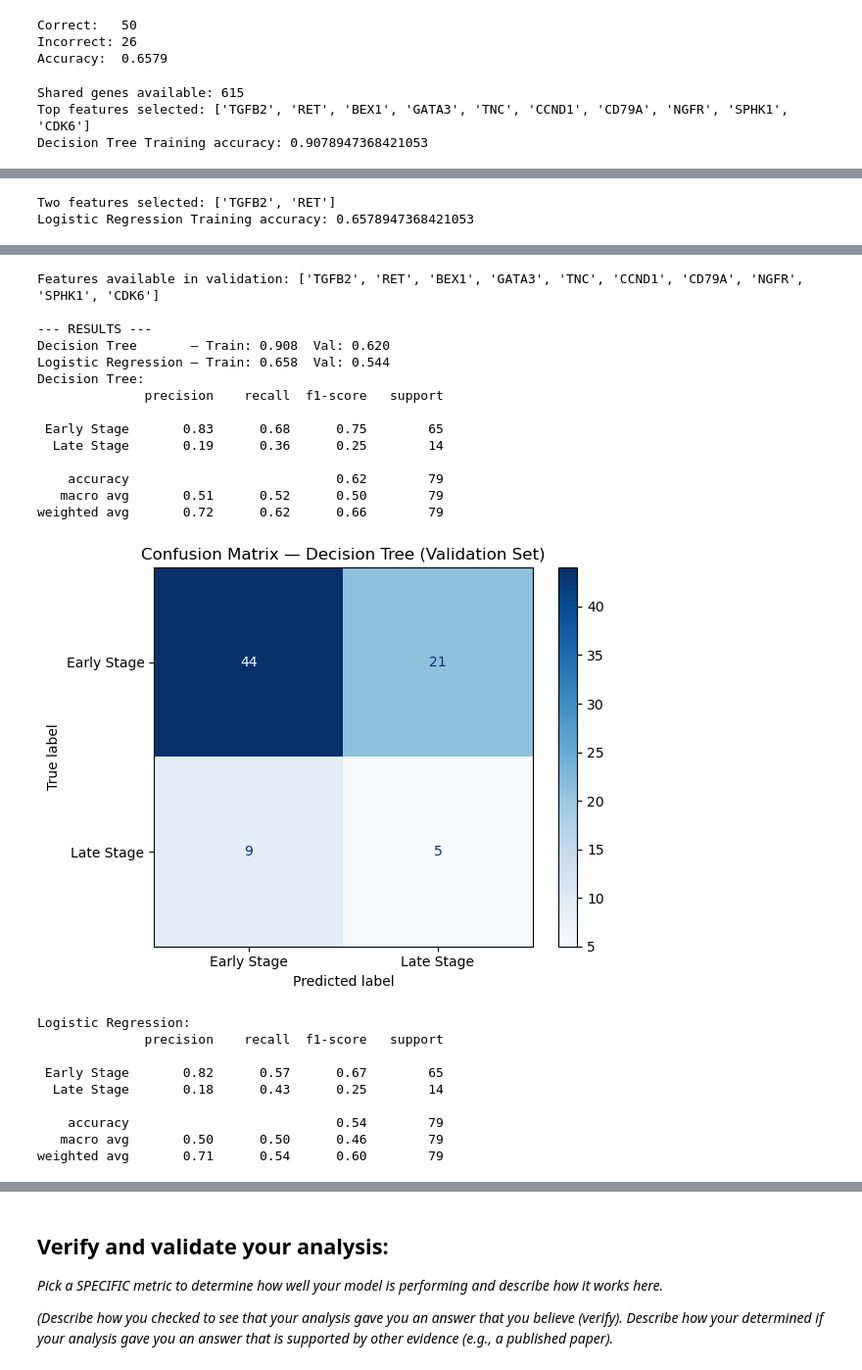
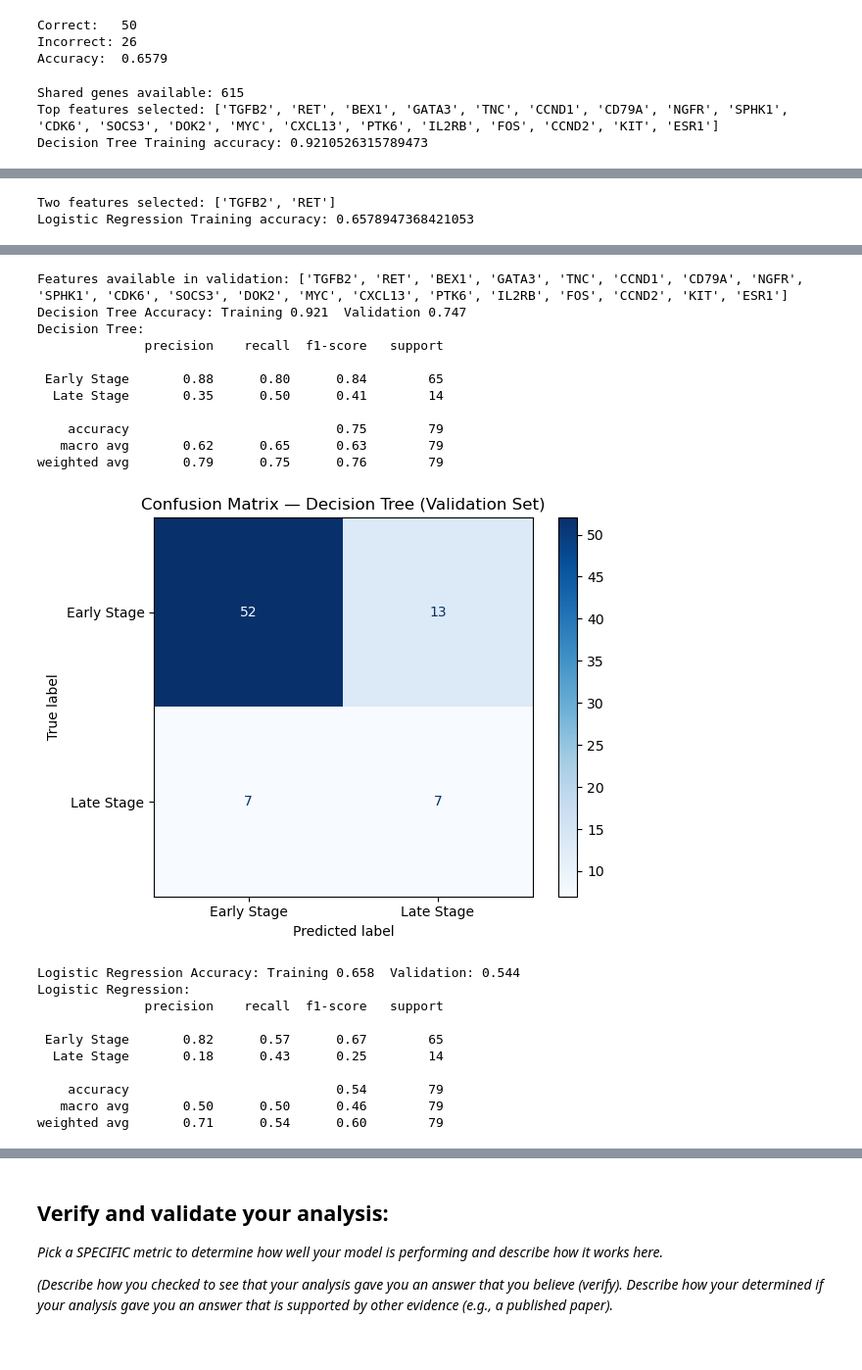
Before and after one commit to isabellaorlando1/Grosso-Orlando-Module-4-Cancer, a Jupyter notebook: code/Module 4 Notebook Final.ipynb, the cells around one changed output, grey strips where cells are left out. Shown at 98% size. Cells and saved outputs as stored; diff of their text form; code cells hidden in the pictures.

```diff
--- a/code/Module 4 Notebook Final.ipynb
+++ b/code/Module 4 Notebook Final.ipynb
@@ -384,8 +384,8 @@ early = data[data["stage_binary"] == 0][shared_genes]
 late  = data[data["stage_binary"] == 1][shared_genes]
 diff  = (late.mean() - early.mean()).abs().sort_values(ascending=False)
 
-# Use top 10 shared genes
-top_features = diff.index[:10].tolist()
+# Use top 20 shared genes
+top_features = diff.index[:20].tolist()
 print(f"Top features selected: {top_features}")
 
 
@@ -465,13 +465,11 @@ X_val = BRCA_merged_val[top_features].values
 X_val_2d = BRCA_merged_val[top2_features].values
 y_val = BRCA_merged_val["stage_binary"].values
 
-# %% Compare both models on validation set
-print("\n--- RESULTS ---")
-print(f"Decision Tree       — Train: {dt_model.score(X_tr, y_tr):.3f}  Val: {dt_model.score(X_val, y_val):.3f}")
-print(f"Logistic Regression — Train: {model.score(X_tr_2d, y_tr):.3f}  Val: {model.score(X_val_2d, y_val):.3f}")
+
 
 # %% Confusion matrices for both
 # Decision Tree results
+print(f"Decision Tree Accuracy: Training {dt_model.score(X_tr, y_tr):.3f}  Validation {dt_model.score(X_val, y_val):.3f}")
 y_pred_dt = dt_model.predict(X_val)
 print("Decision Tree:")
 print(classification_report(y_val, y_pred_dt, target_names=["Early Stage", "Late Stage"]))
@@ -483,6 +481,7 @@ plt.tight_layout()
 plt.show()
 
 # Logistic Regression results
+print(f"Logistic Regression Accuracy: Training {model.score(X_tr_2d, y_tr):.3f}  Validation: {model.score(X_val_2d, y_val):.3f}")
 y_pred_lr = model.predict(X_val_2d)
 print("Logistic Regression:")
 print(classification_report(y_val, y_pred_lr, target_names=["Early Stage", "Late Stage"]))
@@ -494,5 +493,5 @@ plt.tight_layout()
 plt.show()
 # %% [output]
 Shared genes available: 615
-Top features selected: ['TGFB2', 'RET', 'BEX1', 'GATA3', 'TNC', 'CCND1', 'CD79A', 'NGFR', 'SPHK1', 'CDK6']
-Decision Tree Training accuracy: 0.9078947368421053
+Top features selected: ['TGFB2', 'RET', 'BEX1', 'GATA3', 'TNC', 'CCND1', 'CD79A', 'NGFR', 'SPHK1', 'CDK6', 'SOCS3', 'DOK2', 'MYC', 'CXCL13', 'PTK6', 'IL2RB', 'FOS', 'CCND2', 'KIT', 'ESR1']
+Decision Tree Training accuracy: 0.9210526315789473
@@ -500,21 +499,19 @@ Decision Tree Training accuracy: 0.9078947368421053
 Two features selected: ['TGFB2', 'RET']
 Logistic Regression Training accuracy: 0.6578947368421053
 [figure]
-Features available in validation: ['TGFB2', 'RET', 'BEX1', 'GATA3', 'TNC', 'CCND1', 'CD79A', 'NGFR', 'SPHK1', 'CDK6']
-
---- RESULTS ---
-Decision Tree       — Train: 0.908  Val: 0.620
-Logistic Regression — Train: 0.658  Val: 0.544
+Features available in validation: ['TGFB2', 'RET', 'BEX1', 'GATA3', 'TNC', 'CCND1', 'CD79A', 'NGFR', 'SPHK1', 'CDK6', 'SOCS3', 'DOK2', 'MYC', 'CXCL13', 'PTK6', 'IL2RB', 'FOS', 'CCND2', 'KIT', 'ESR1']
+Decision Tree Accuracy: Training 0.921  Validation 0.747
 Decision Tree:
               precision    recall  f1-score   support
 
- Early Stage       0.83      0.68      0.75        65
-  Late Stage       0.19      0.36      0.25        14
+ Early Stage       0.88      0.80      0.84        65
+  Late Stage       0.35      0.50      0.41        14
 
-    accuracy                           0.62        79
-   macro avg       0.51      0.52      0.50        79
-weighted avg       0.72      0.62      0.66        79
+    accuracy                           0.75        79
+   macro avg       0.62      0.65      0.63        79
+weighted avg       0.79      0.75      0.76        79
-[figure, old version]
+[figure, new version]
+Logistic Regression Accuracy: Training 0.658  Validation: 0.544
 Logistic Regression:
               precision    recall  f1-score   support
 
```
Also changed, not shown: parts of 1 cell of this notebook.
